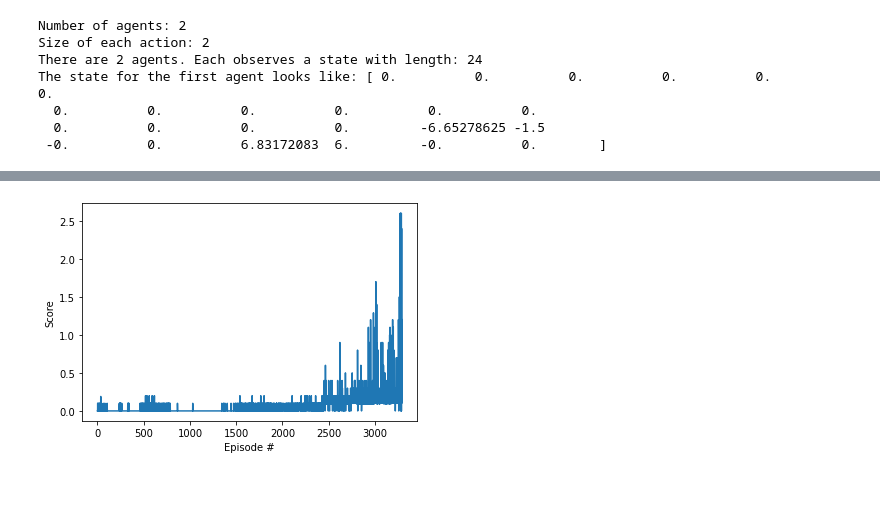
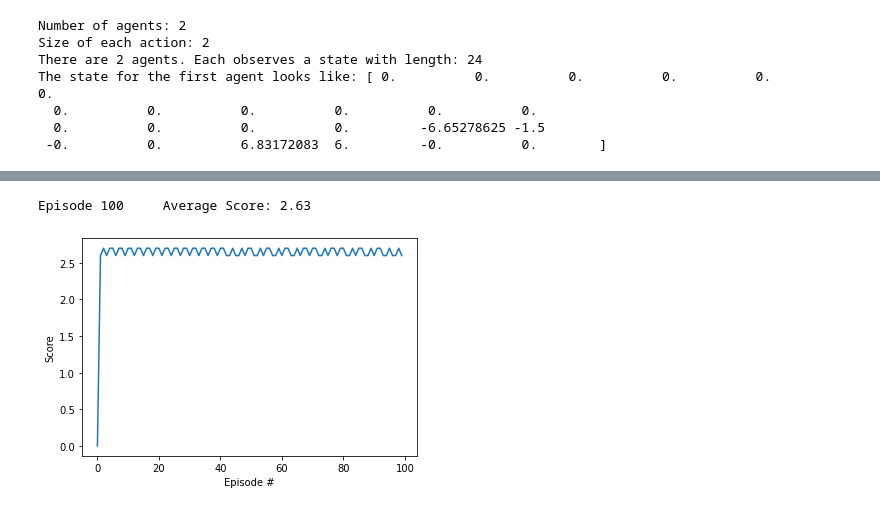
Before and after one commit to ykim9265/udacity_deep_reinforcement_learning_project3, a Jupyter notebook: training_code_tennis.ipynb, the cells around one changed output, grey strips where cells are left out. Drawn from its saved outputs; the diff is of its cells as text; code cells hidden in the pictures.

```diff
--- a/training_code_tennis.ipynb
+++ b/training_code_tennis.ipynb
@@ -412,0 +448,19 @@ Training took: 17.18998130559921  minutes
+# %%
+# Load the model weights from the previous Training step into a new agent:
+
+# Test agents:
+
+test_agent1 = Agent(state_size, action_size, random_seed=0)
+test_agent2 = Agent(state_size, action_size, random_seed=0)
+
+test_agent1.actor_local.load_state_dict(torch.load('agent1_checkpoint_actor.pth', map_location=torch.device('cpu')))
+test_agent1.critic_local.load_state_dict(torch.load('agent1_checkpoint_critic.pth', map_location=torch.device('cpu')))
+
+test_agent2.actor_local.load_state_dict(torch.load('agent2_checkpoint_actor.pth', map_location=torch.device('cpu')))
+test_agent2.critic_local.load_state_dict(torch.load('agent2_checkpoint_critic.pth', map_location=torch.device('cpu')))
+
+test_agent1.actor_local.eval()
+test_agent1.critic_local.eval()
+
+test_agent2.actor_local.eval()
+test_agent2.critic_local.eval()
@@ -413,10 +481,18 @@ Training took: 17.18998130559921  minutes
+# %%
+# Run the new agent for n_episodes:
+scores_test = ddpg_double(test_agent1, test_agent2, n_episodes=100, train=False)
+
+with open('scores_test.pkl', 'wb') as f:
+    pickle.dump(scores_test, f)
+# %% [output]
+Episode 100     Average Score: 2.63
 # %%
 # plot the scores
 fig = plt.figure()
 ax = fig.add_subplot(111)
-plt.plot(np.arange(len(scores)), scores)
+plt.plot(np.arange(len(scores_test)), scores_test)
 plt.ylabel('Score')
 plt.xlabel('Episode #')
 plt.show()
 # %% [output]
-[figure, old version]
+[figure, new version]
```
Also changed, not shown: parts of 20 cells of this notebook.
